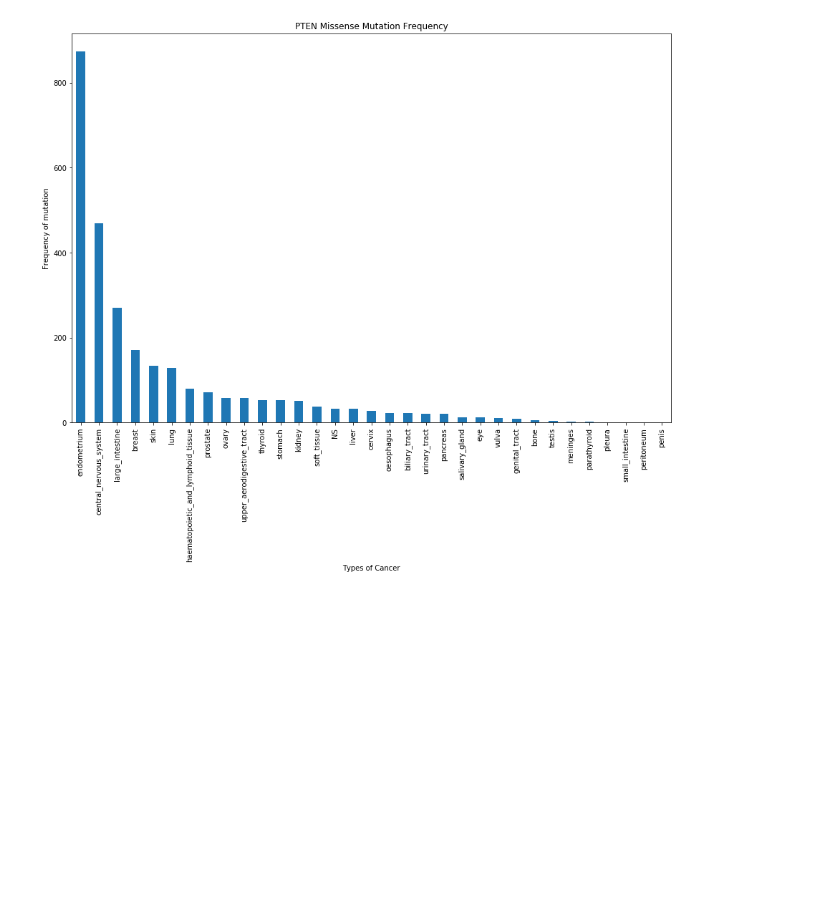
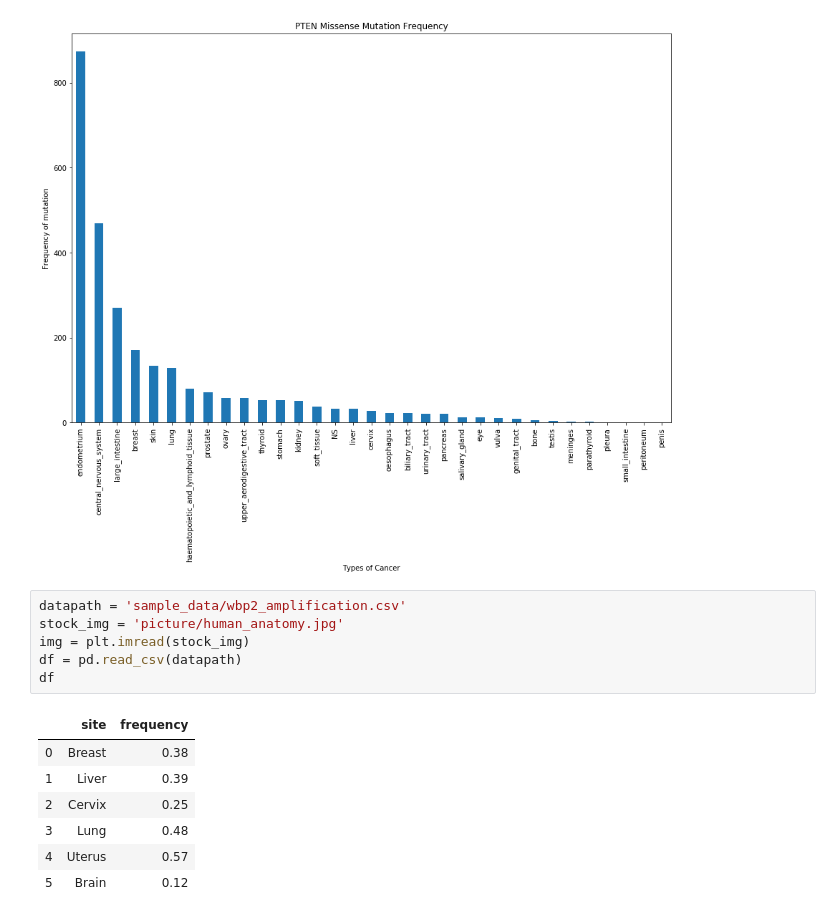
Before and after one commit to simonchuth/mutation_frequency, a Jupyter notebook: demo.ipynb, the cells around one changed output. Saved outputs shown, nothing was run; the diff lists cells and outputs as text; blank space fills up the shorter version.

```diff
--- a/demo.ipynb
+++ b/demo.ipynb
@@ -37,3 +37,17 @@ plot_cancer_type_freq(cancer_list, gene_name=gene_name, mutation_type=mutation_t
 plt.savefig('pten_cancer_frequency.jpg')
 # %% [output]
 [figure]
+# %%
+datapath = 'sample_data/wbp2_amplification.csv'
+stock_img = 'picture/human_anatomy.jpg'
+img = plt.imread(stock_img)
+df = pd.read_csv(datapath)
+df
+# %% [output]
+|  | site | frequency |
+| 0 | Breast | 0.38 |
+| 1 | Liver | 0.39 |
+| 2 | Cervix | 0.25 |
+| 3 | Lung | 0.48 |
+| 4 | Uterus | 0.57 |
+| 5 | Brain | 0.12 |
```
Also changed, not shown: parts of 3 cells of this notebook, 1 other file.
